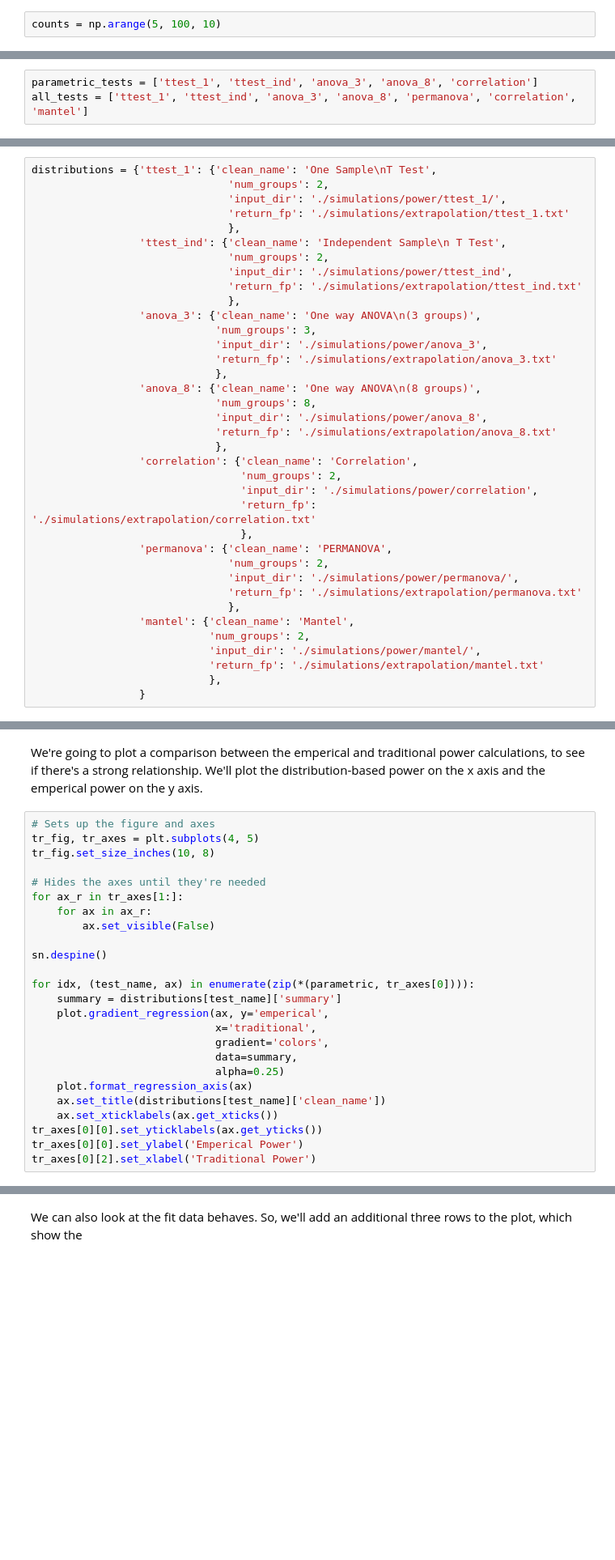
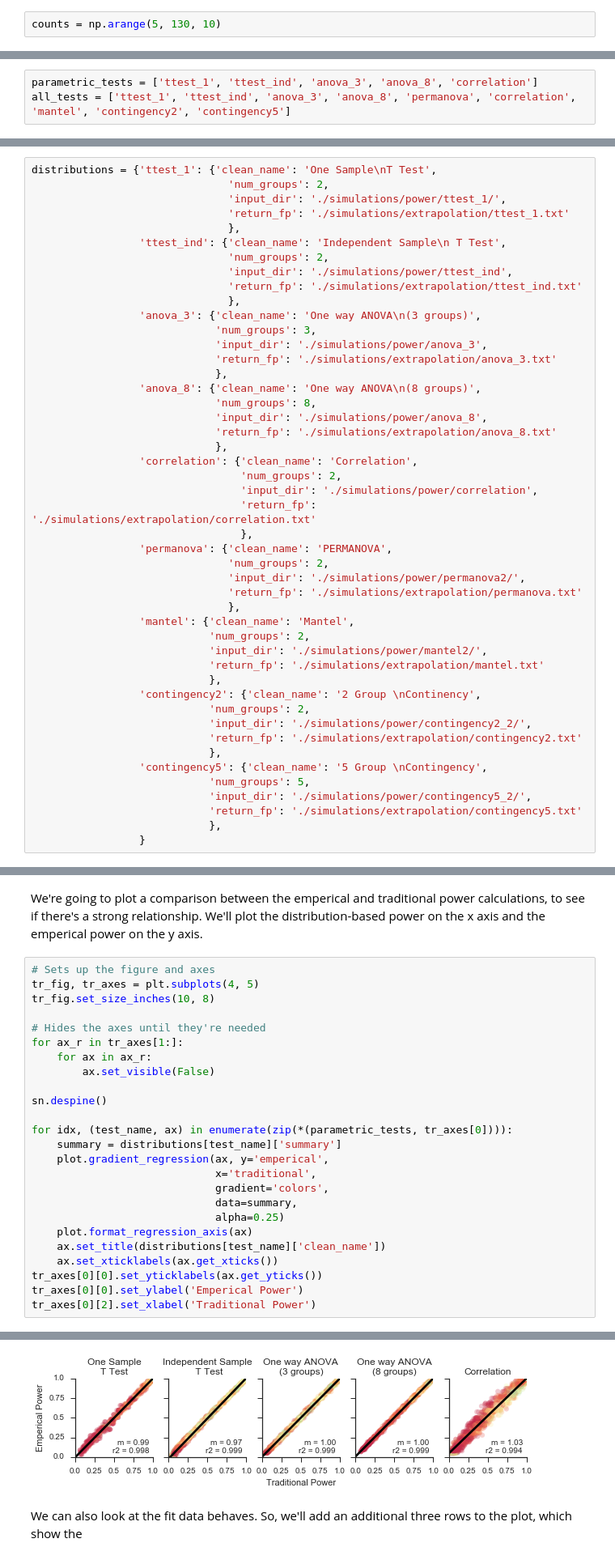
Before and after one commit to JWDebelius/monte_carlo_power, a Jupyter notebook: ipynb/4-Comparisons of Power Calculations.ipynb, the cells around one changed output, grey strips where cells are left out. Shown at 81% size. Cells and saved outputs as stored; diff of their text form; blank space fills up the shorter version.

```diff
--- a/ipynb/4-Comparisons of Power Calculations.ipynb
+++ b/ipynb/4-Comparisons of Power Calculations.ipynb
@@ -40,7 +40,7 @@ alpha = 0.05
 # %% [markdown]
 Power in previous notebooks was calculated with between 5 and 95 observations, with 10 observation steps.
 # %%
-counts = np.arange(5, 100, 10)
+counts = np.arange(5, 130, 10)
 # %% [markdown]
 We'll use the spectral colormap, scaled by the count depth.
 # %%
@@ -57,7 +57,7 @@ effect_types = ['f', 't', 'z']
 We'll compare the behavior of distribution-based power, emperical power and the power calculated from curve fitting on the parametric tests. We can compare the behavior of emperical power, and power fit to emperical values for all tests.
 # %%
 parametric_tests = ['ttest_1', 'ttest_ind', 'anova_3', 'anova_8', 'correlation']
-all_tests = ['ttest_1', 'ttest_ind', 'anova_3', 'anova_8', 'permanova', 'correlation', 'mantel']
+all_tests = ['ttest_1', 'ttest_ind', 'anova_3', 'anova_8', 'permanova', 'correlation', 'mantel', 'contingency2', 'contingency5']
 # %% [markdown]
 Finally, we'll create a set of parameters for each of the distributions being evaluated. This includes the clean name, which provides a prettier title in plots, the number of groups in the tested (2 for everything except the ANOVAs), and the location of both the input emperical power calculations and output summary tables.
 # %%
@@ -88,14 +88,24 @@ distributions = {'ttest_1': {'clean_name': 'One Sample\nT Test',
                                  },
                  'permanova': {'clean_name': 'PERMANOVA',
                                'num_groups': 2,
-                               'input_dir': './simulations/power/permanova/',
+                               'input_dir': './simulations/power/permanova2/',
                                'return_fp': './simulations/extrapolation/permanova.txt'
                                },
                  'mantel': {'clean_name': 'Mantel',
                             'num_groups': 2,
-                            'input_dir': './simulations/power/mantel/',
+                            'input_dir': './simulations/power/mantel2/',
                             'return_fp': './simulations/extrapolation/mantel.txt'
                             },
+                 'contingency2': {'clean_name': '2 Group \nContinency',
+                            'num_groups': 2,
+                            'input_dir': './simulations/power/contingency2_2/',
+                            'return_fp': './simulations/extrapolation/contingency2.txt'
+                            },
+                 'contingency5': {'clean_name': '5 Group \nContingency',
+                            'num_groups': 5,
+                            'input_dir': './simulations/power/contingency5_2/',
+                            'return_fp': './simulations/extrapolation/contingency5.txt'
+                            },
                  }
 # %% [markdown]
 We'll start by calculating the emperical and extrapolated effect sizes for the parametric tests.
@@ -166,7 +167,7 @@ for ax_r in tr_axes[1:]:
 
 sn.despine()
 
-for idx, (test_name, ax) in enumerate(zip(*(parametric, tr_axes[0]))):
+for idx, (test_name, ax) in enumerate(zip(*(parametric_tests, tr_axes[0]))):
     summary = distributions[test_name]['summary']
     plot.gradient_regression(ax, y='emperical',
                              x='traditional',
@@ -179,3 +180,4 @@ for idx, (test_name, ax) in enumerate(zip(*(parametric, tr_axes[0]))):
 tr_axes[0][0].set_yticklabels(ax.get_yticks())
 tr_axes[0][0].set_ylabel('Emperical Power')
 tr_axes[0][2].set_xlabel('Traditional Power')
+# %% [output]
@@ -182,3 +185,4 @@ tr_axes[0][2].set_xlabel('Traditional Power')
+[figure, added]
 # %% [markdown]
 We can also look at the fit data behaves. So, we'll add an additional three rows to the plot, which show the
 # %%
```
Also changed, not shown: parts of 10 cells of this notebook, 1 other file.
